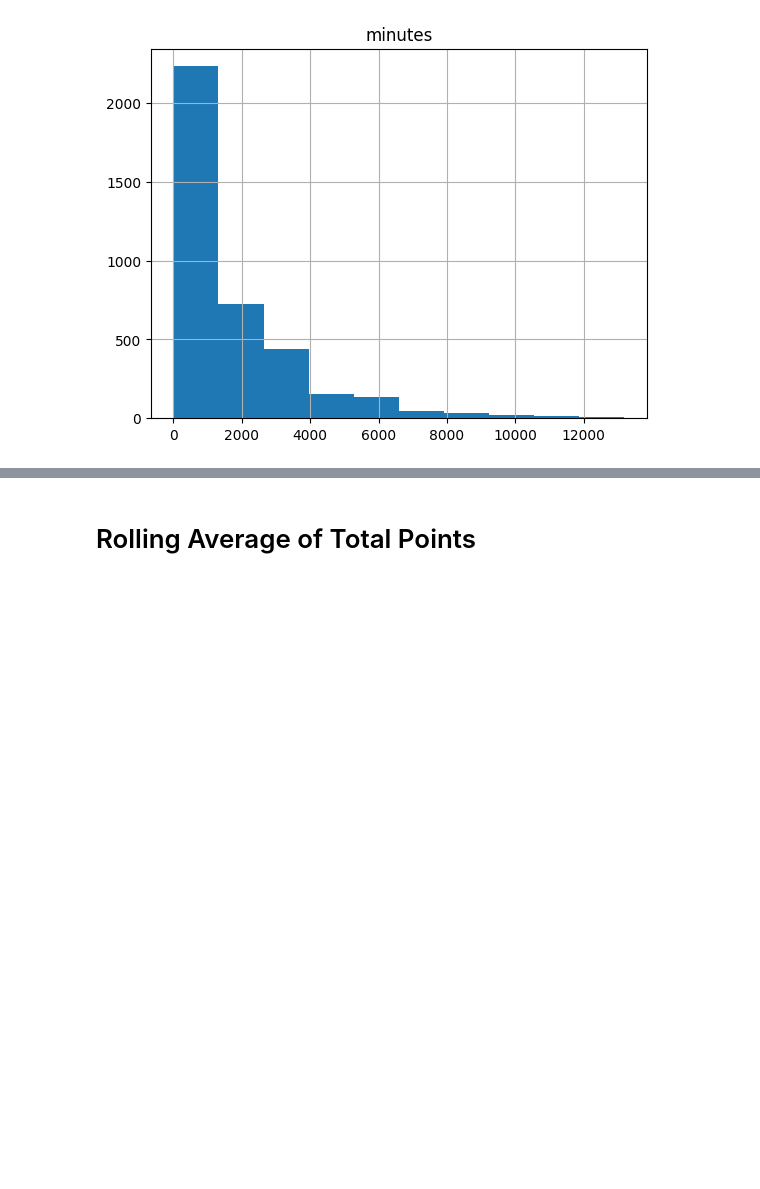
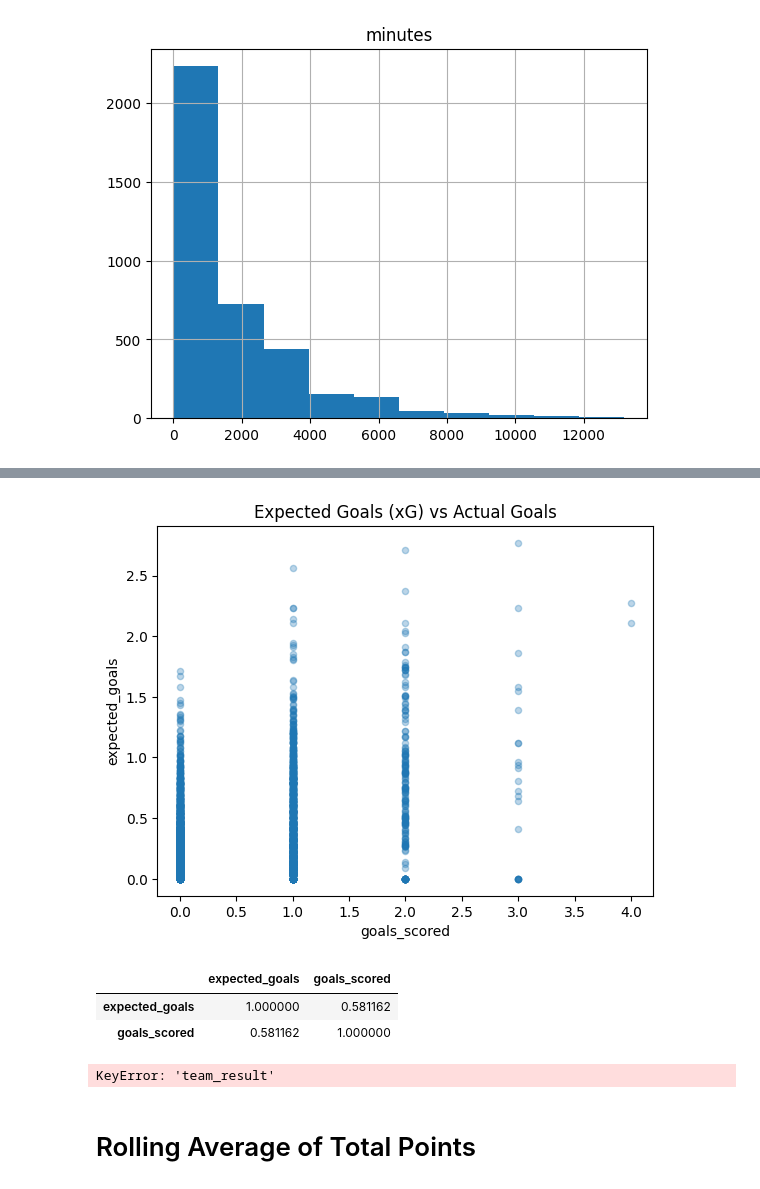
Before and after one commit to znader1/FPL, a Jupyter notebook: Notebooks/EDA_2025.ipynb, the cells around one changed output, grey strips where cells are left out. Cells and saved outputs as stored; diff of their text form; code cells hidden in the pictures; blank space fills up the shorter version.

```diff
--- a/Notebooks/EDA_2025.ipynb
+++ b/Notebooks/EDA_2025.ipynb
@@ -157,0 +185,11 @@ Name: minutes, dtype: int64
+# %%
+# Assumes 'xG' and 'goals_scored' columns exist
+df.plot.scatter(x='goals_scored', y='expected_goals', alpha=0.3)
+plt.title("Expected Goals (xG) vs Actual Goals")
+plt.show()
+df[['expected_goals', 'goals_scored']].corr()
+# %% [output]
+[figure, added]
+|  | expected_goals | goals_scored |
+| expected_goals | 1.000000 | 0.581162 |
+| goals_scored | 0.581162 | 1.000000 |
@@ -158,3 +198,11 @@ Name: minutes, dtype: int64
+# %%
+# If 'team_result' is 'W', 'D', 'L', or similar, or derive it:
+df['team_win'] = df['team_result'] == 'W'
+df.groupby('team_win')['total_points'].mean().plot(kind='bar')
+plt.title("Average FPL Points: Win vs Not Win")
+plt.show()
+# %% [output]
+KeyError: 'team_result'
 # %% [markdown]
 # Rolling Average of Total Points
 # %%
```
Also changed, not shown: parts of 3 cells of this notebook.
